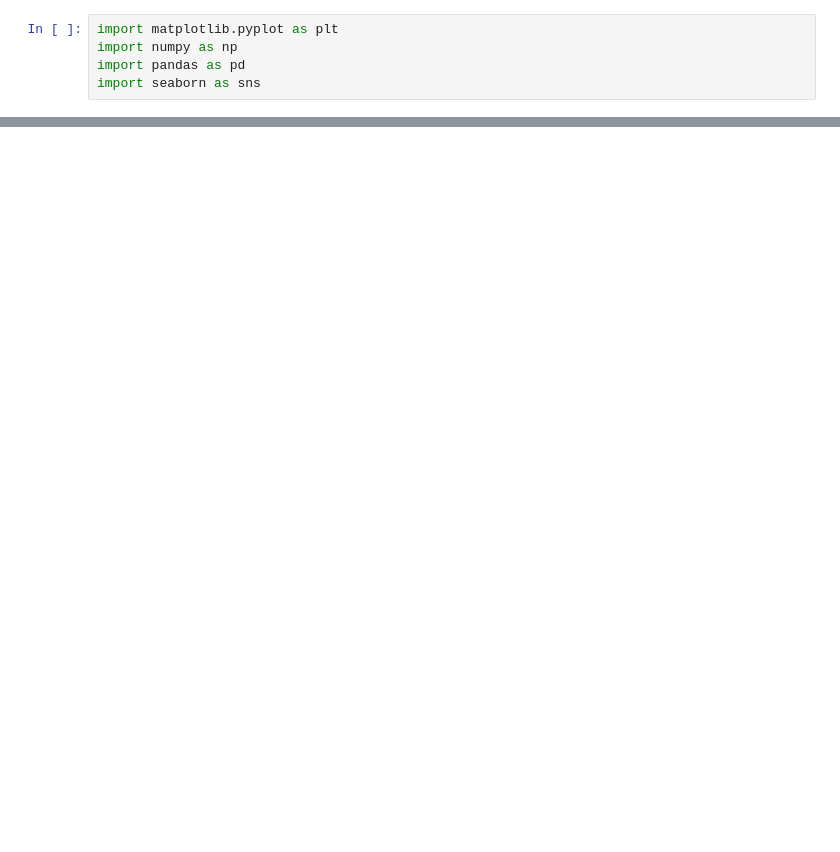
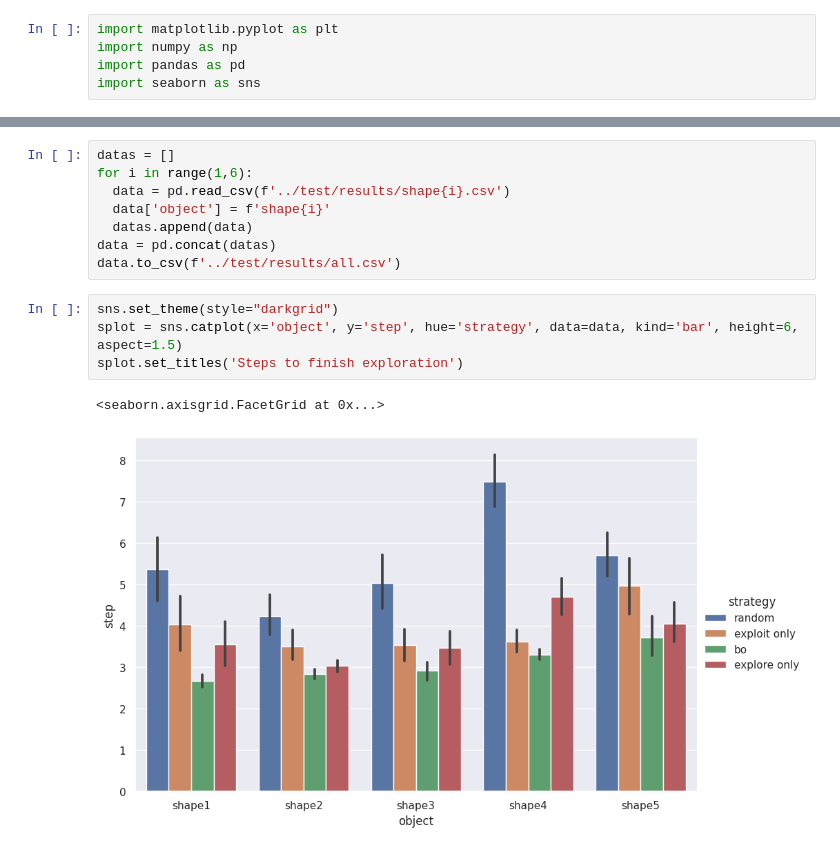
Before and after one commit to jc-bao/roller_grasper_tacto, a Jupyter notebook: examples/plot.ipynb, the cells around one changed output, grey strips where cells are left out. Saved outputs shown, nothing was run; the diff lists cells and outputs as text; blank space fills up the shorter version.

```diff
--- a/examples/plot.ipynb
+++ b/examples/plot.ipynb
@@ -20,0 +23,15 @@ splot.set_titles('Steps to finish exploration')
+# %%
+datas = []
+for i in range(1,6):
+  data = pd.read_csv(f'../test/results/shape{i}.csv')
+  data['object'] = f'shape{i}'
+  datas.append(data)
+data = pd.concat(datas)
+data.to_csv(f'../test/results/all.csv')
+# %%
+sns.set_theme(style="darkgrid")
+splot = sns.catplot(x='object', y='step', hue='strategy', data=data, kind='bar', height=6, aspect=1.5)
+splot.set_titles('Steps to finish exploration')
+# %% [output]
+<seaborn.axisgrid.FacetGrid at 0x...>
+[figure, added]
```
Also changed, not shown: parts of 2 cells of this notebook.
